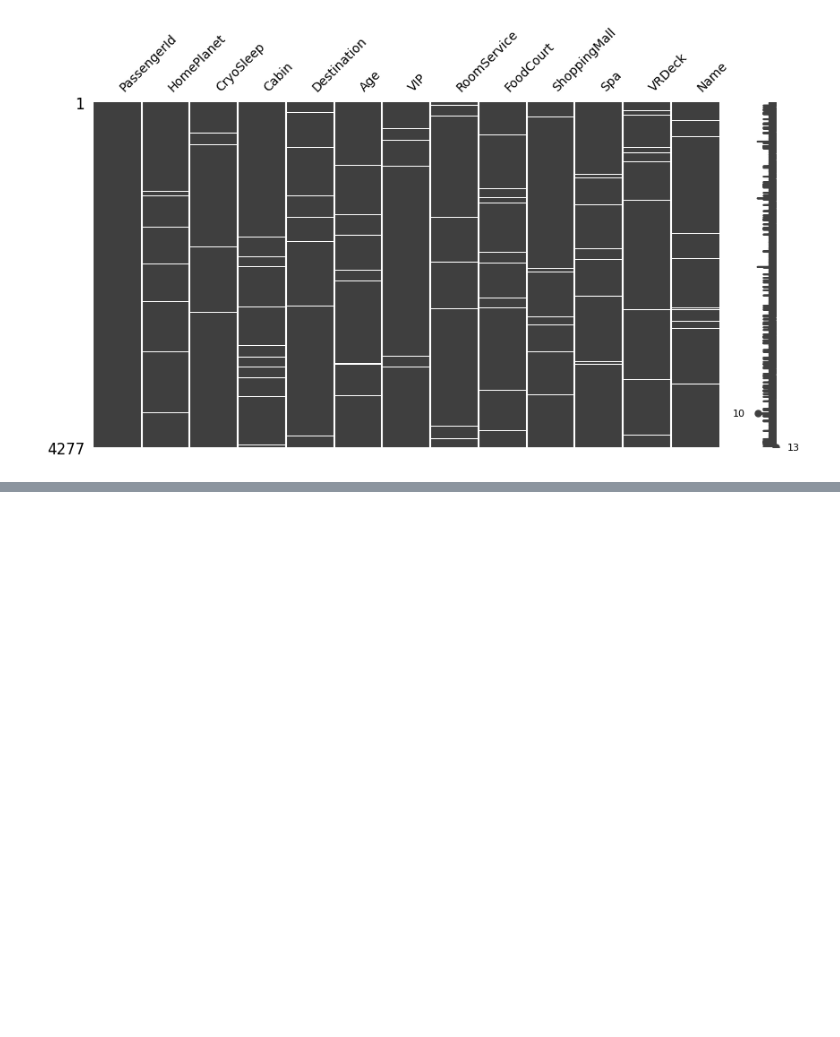
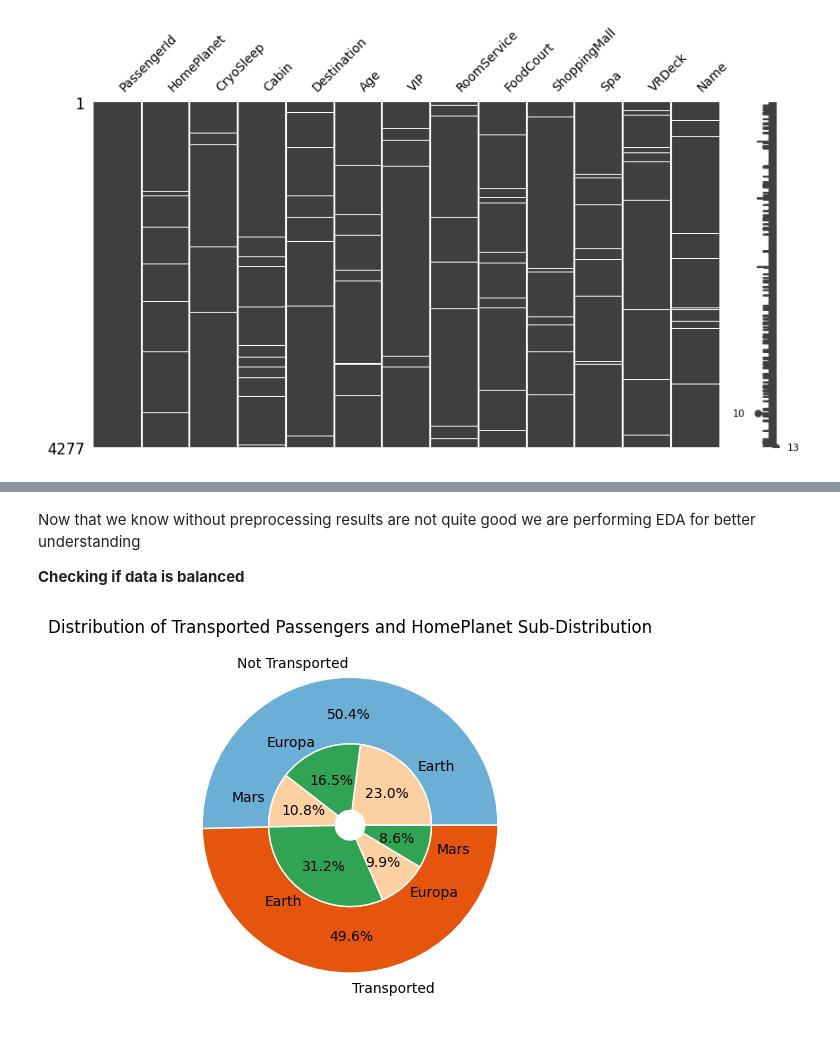
Before and after one commit to inamsatti/Assigment3, a Jupyter notebook: Kaggle_Challenge_notebook.ipynb, the cells around one changed output, grey strips where cells are left out. Drawn from its saved outputs; the diff is of its cells as text; code cells hidden in the pictures; blank space fills up the shorter version.

```diff
--- a/Kaggle_Challenge_notebook.ipynb
+++ b/Kaggle_Challenge_notebook.ipynb
@@ -118,0 +182,49 @@ msno.matrix(test,figsize=(10,5),fontsize=10)
+# %% [markdown]
+Now that we know without preprocessing results are not quite good we are performing EDA for better understanding
+
+**Checking if data is balanced**
+# %%
+# EDA: Pie chart
+fig, ax = plt.subplots()
+cmap = plt.colormaps["tab20c"]
+outer_colors = cmap([1, 4])
+inner_colors = cmap([7, 8, 7, 8])
+size = 0.45
+pctdist = 0.75
+
+# Counts of people who were transported or not
+df_tot = train['Transported'].value_counts()
+
+# Outer pie chart (to show distribution of target variable)
+ax.pie(
+    np.array(df_tot),
+    autopct='%1.1f%%',
+    pctdistance=pctdist,
+    radius=1.0,
+    colors=outer_colors,
+    wedgeprops=dict(width=size, edgecolor='w'),
+    labels=['Not Transported', 'Transported']
+)
+
+# Counts of transported passengers, by HomePlanet
+df_transported = train.HomePlanet[train['Transported'] == 1].value_counts()
+
+# Counts of non-transported passengers, by HomePlanet
+df_not_transported = train.HomePlanet[train['Transported'] == 0].value_counts()
+
+# Concatenate arrays, for use in inner pie chart
+df_transported_by_planet = np.concatenate((np.array(df_transported), np.array(df_not_transported)))
+
+# Inner pie chart (to show sub-distribution of "HomePlanet")
+ax.pie(
+    df_transported_by_planet,
+    autopct='%1.1f%%',
+    radius=1.0 - size,
+    colors=inner_colors,
+    wedgeprops=dict(width=size, edgecolor='w'),
+    labels=['Earth', 'Europa', 'Mars', 'Earth', 'Europa', 'Mars']
+)
+plt.title('Distribution of Transported Passengers and HomePlanet Sub-Distribution')
+plt.show()
+# %% [output]
+[figure, added]
```
Also changed, not shown: parts of 8 cells of this notebook.
